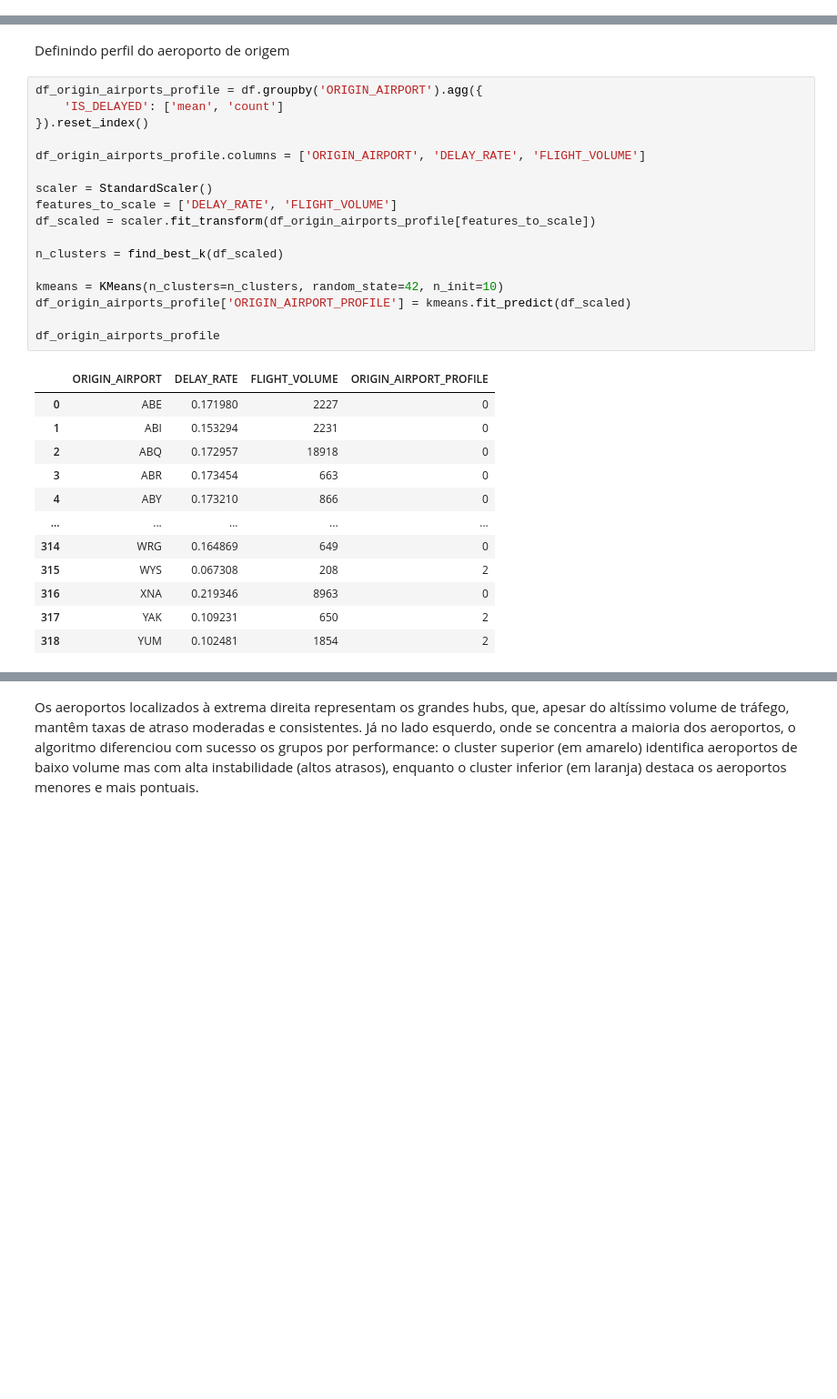
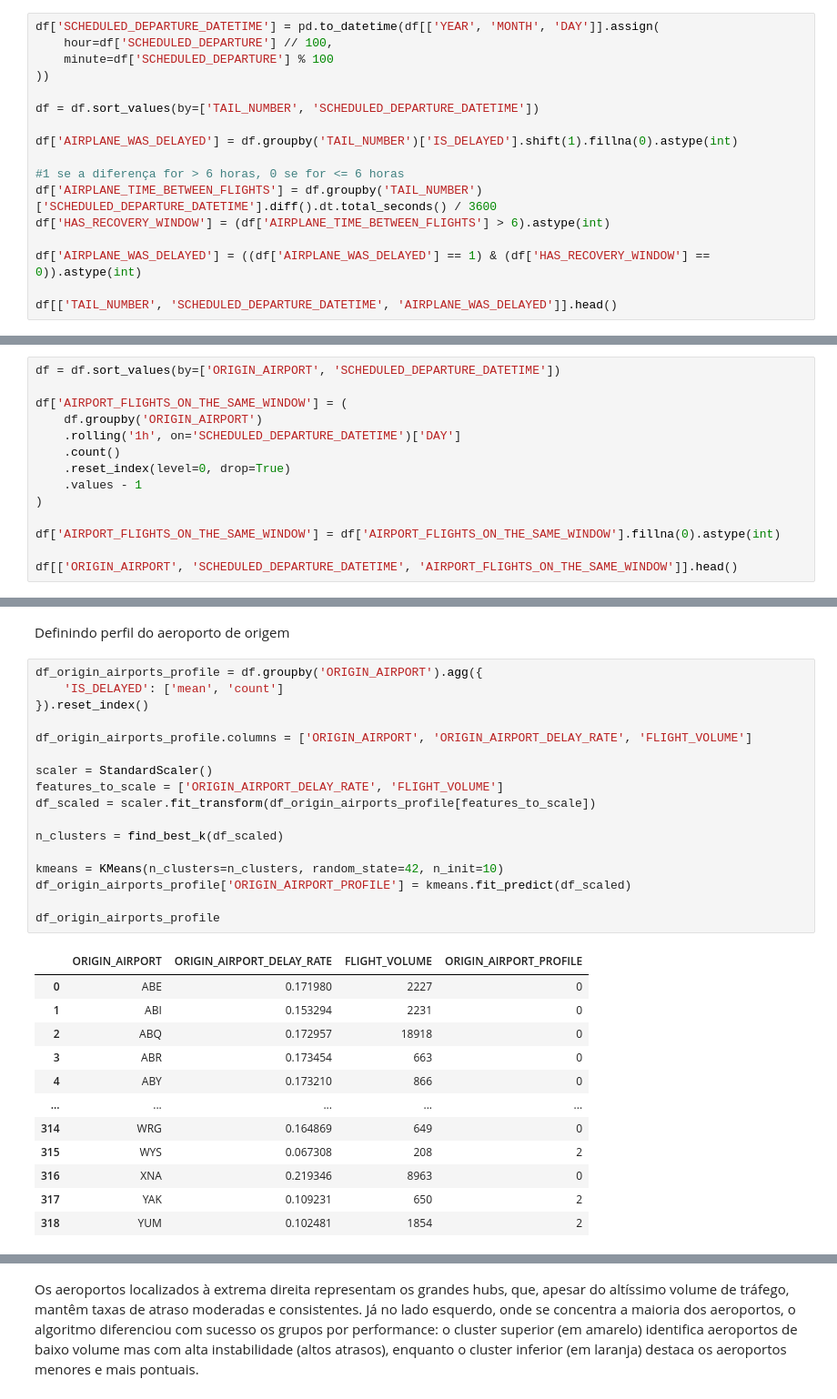
Before and after one commit to postech-mlengineering/postech-ml-engineering-fase-3-tech-challenge, a Jupyter notebook: notebooks/feature_engineering.ipynb, the cells around one changed output, grey strips where cells are left out. Shown at 91% size. Saved outputs shown, nothing was run; the diff lists cells and outputs as text; blank space fills up the shorter version.

```diff
--- a/notebooks/feature_engineering.ipynb
+++ b/notebooks/feature_engineering.ipynb
@@ -31,0 +40,17 @@ df = pd.read_pickle('../data/curated/data.pkl')
+# %%
+df['SCHEDULED_DEPARTURE_DATETIME'] = pd.to_datetime(df[['YEAR', 'MONTH', 'DAY']].assign(
+    hour=df['SCHEDULED_DEPARTURE'] // 100,
+    minute=df['SCHEDULED_DEPARTURE'] % 100
+))
+
+df = df.sort_values(by=['TAIL_NUMBER', 'SCHEDULED_DEPARTURE_DATETIME'])
+
+df['AIRPLANE_WAS_DELAYED'] = df.groupby('TAIL_NUMBER')['IS_DELAYED'].shift(1).fillna(0).astype(int)
+
+#1 se a diferença for > 6 horas, 0 se for <= 6 horas
+df['AIRPLANE_TIME_BETWEEN_FLIGHTS'] = df.groupby('TAIL_NUMBER')['SCHEDULED_DEPARTURE_DATETIME'].diff().dt.total_seconds() / 3600
+df['HAS_RECOVERY_WINDOW'] = (df['AIRPLANE_TIME_BETWEEN_FLIGHTS'] > 6).astype(int)
+
+df['AIRPLANE_WAS_DELAYED'] = ((df['AIRPLANE_WAS_DELAYED'] == 1) & (df['HAS_RECOVERY_WINDOW'] == 0)).astype(int)
+
+df[['TAIL_NUMBER', 'SCHEDULED_DEPARTURE_DATETIME', 'AIRPLANE_WAS_DELAYED']].head()
@@ -31,0 +66,14 @@ df = pd.read_pickle('../data/curated/data.pkl')
+# %%
+df = df.sort_values(by=['ORIGIN_AIRPORT', 'SCHEDULED_DEPARTURE_DATETIME'])
+
+df['AIRPORT_FLIGHTS_ON_THE_SAME_WINDOW'] = (
+    df.groupby('ORIGIN_AIRPORT')
+    .rolling('1h', on='SCHEDULED_DEPARTURE_DATETIME')['DAY']
+    .count()
+    .reset_index(level=0, drop=True)
+    .values - 1
+)
+
+df['AIRPORT_FLIGHTS_ON_THE_SAME_WINDOW'] = df['AIRPORT_FLIGHTS_ON_THE_SAME_WINDOW'].fillna(0).astype(int)
+
+df[['ORIGIN_AIRPORT', 'SCHEDULED_DEPARTURE_DATETIME', 'AIRPORT_FLIGHTS_ON_THE_SAME_WINDOW']].head()
@@ -34,22 +89,22 @@ Definindo perfil do aeroporto de origem
 # %%
 df_origin_airports_profile = df.groupby('ORIGIN_AIRPORT').agg({
     'IS_DELAYED': ['mean', 'count']
 }).reset_index()
 
-df_origin_airports_profile.columns = ['ORIGIN_AIRPORT', 'DELAY_RATE', 'FLIGHT_VOLUME']
+df_origin_airports_profile.columns = ['ORIGIN_AIRPORT', 'ORIGIN_AIRPORT_DELAY_RATE', 'FLIGHT_VOLUME']
 
 scaler = StandardScaler()
-features_to_scale = ['DELAY_RATE', 'FLIGHT_VOLUME']
+features_to_scale = ['ORIGIN_AIRPORT_DELAY_RATE', 'FLIGHT_VOLUME']
 df_scaled = scaler.fit_transform(df_origin_airports_profile[features_to_scale])
 
 n_clusters = find_best_k(df_scaled)
 
 kmeans = KMeans(n_clusters=n_clusters, random_state=42, n_init=10)
 df_origin_airports_profile['ORIGIN_AIRPORT_PROFILE'] = kmeans.fit_predict(df_scaled)
 
 df_origin_airports_profile
 # %% [output]
-|  | ORIGIN_AIRPORT | DELAY_RATE | FLIGHT_VOLUME | ORIGIN_AIRPORT_PROFILE |
+|  | ORIGIN_AIRPORT | ORIGIN_AIRPORT_DELAY_RATE | FLIGHT_VOLUME | ORIGIN_AIRPORT_PROFILE |
 | 0 | ABE | 0.171980 | 2227 | 0 |
 | 1 | ABI | 0.153294 | 2231 | 0 |
 | 2 | ABQ | 0.172957 | 18918 | 0 |
```
Also changed, not shown: parts of 18 cells of this notebook.
